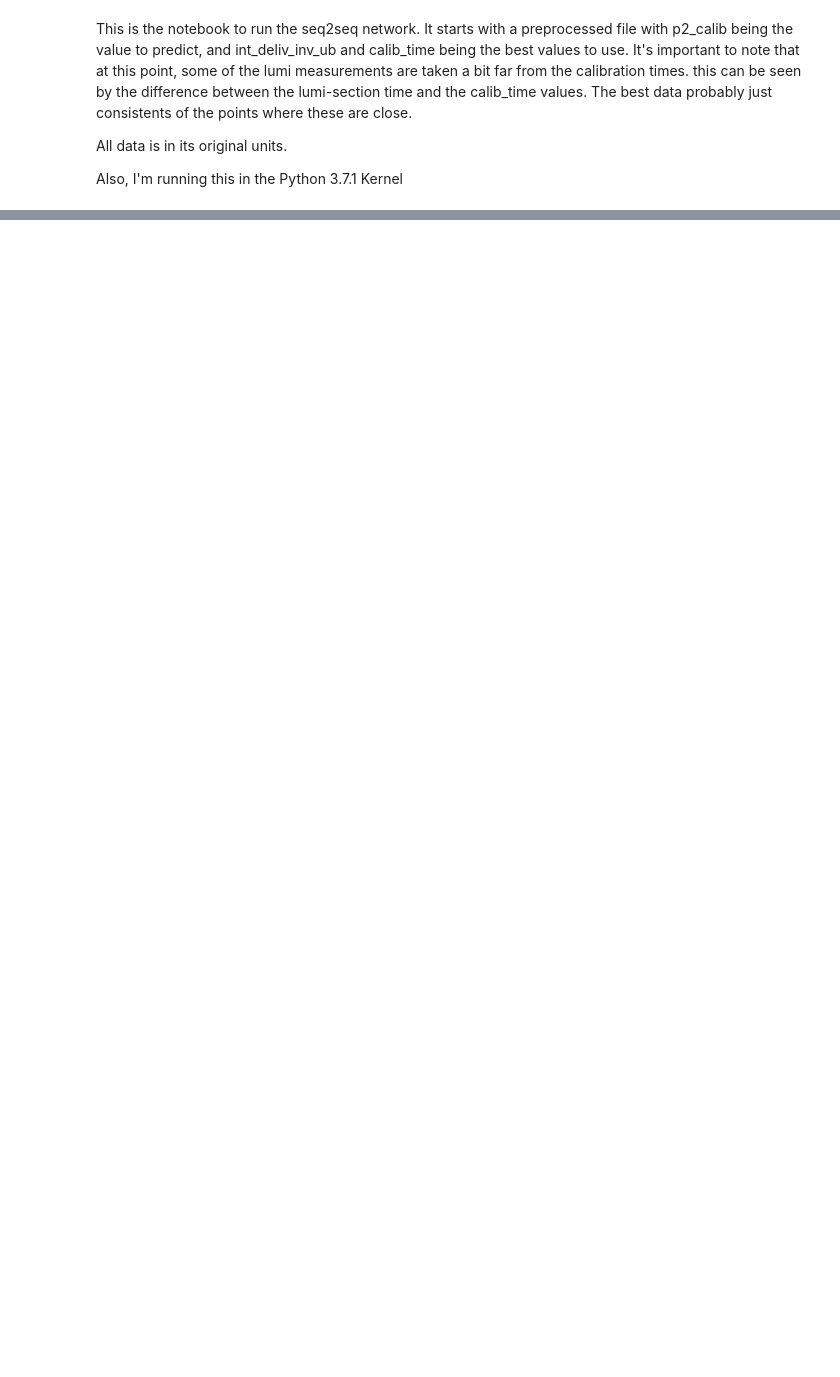
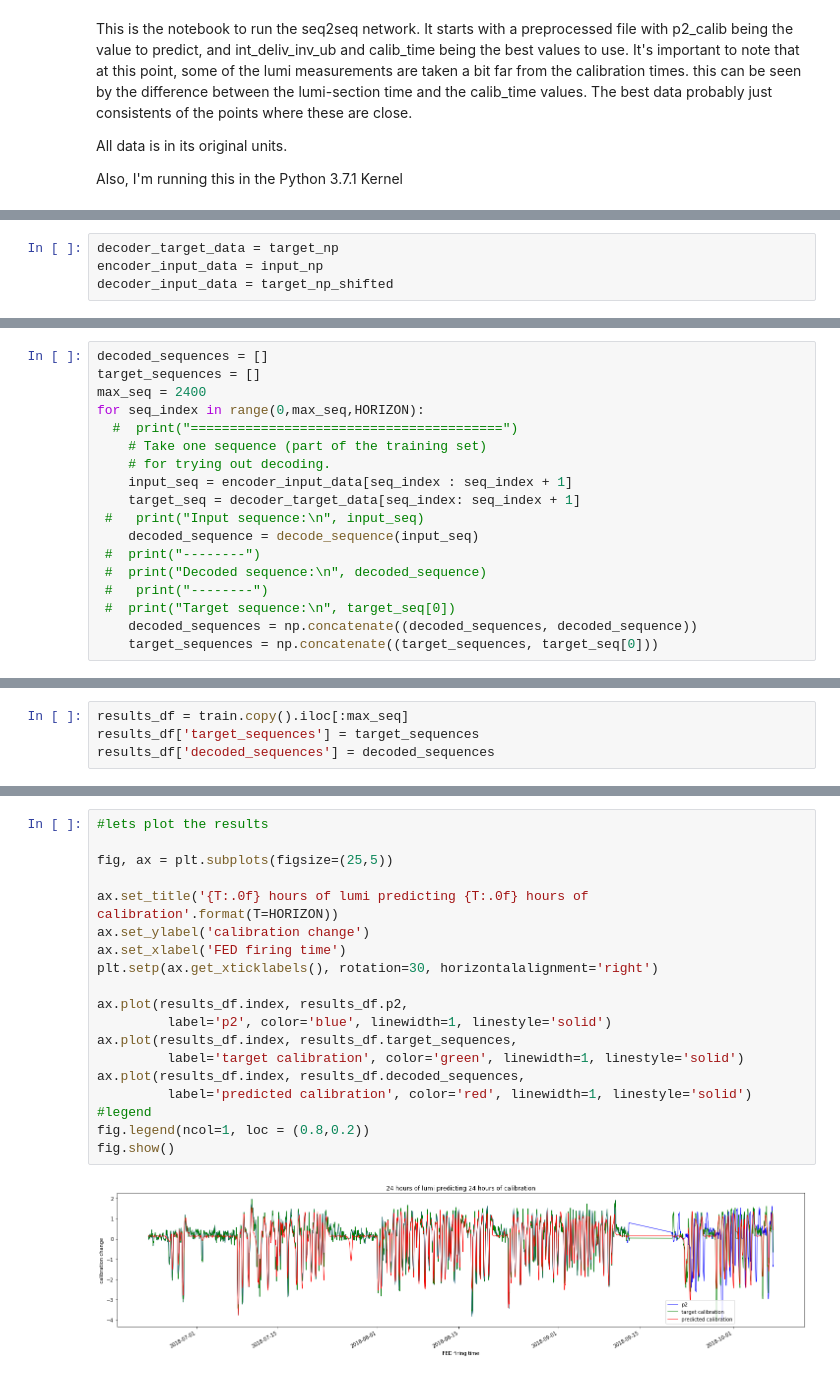
Before and after one commit to UMN-CMS/ECAL_FAIR, a Jupyter notebook: notebooks/seq2seq.ipynb, the cells around one changed output, grey strips where cells are left out. Saved outputs shown, nothing was run; the diff lists cells and outputs as text; blank space fills up the shorter version.

```diff
--- a/notebooks/seq2seq.ipynb
+++ b/notebooks/seq2seq.ipynb
@@ -146 +177,5 @@ model = keras.Model([encoder_inputs, decoder_inputs], decoder_outputs)
+# %%
+decoder_target_data = target_np
+encoder_input_data = input_np
+decoder_input_data = target_np_shifted
 # %%
@@ -158,0 +261,18 @@ model.save("s2s")
+# %%
+decoded_sequences = []
+target_sequences = []
+max_seq = 2400
+for seq_index in range(0,max_seq,HORIZON):
+  #  print("========================================")
+    # Take one sequence (part of the training set)
+    # for trying out decoding.
+    input_seq = encoder_input_data[seq_index : seq_index + 1]
+    target_seq = decoder_target_data[seq_index: seq_index + 1]
+ #   print("Input sequence:\n", input_seq)
+    decoded_sequence = decode_sequence(input_seq)
+ #  print("--------")
+ #  print("Decoded sequence:\n", decoded_sequence)
+ #   print("--------")
+ #  print("Target sequence:\n", target_seq[0])
+    decoded_sequences = np.concatenate((decoded_sequences, decoded_sequence))
+    target_sequences = np.concatenate((target_sequences, target_seq[0]))
@@ -158,0 +297,4 @@ model.save("s2s")
+# %%
+results_df = train.copy().iloc[:max_seq]
+results_df['target_sequences'] = target_sequences
+results_df['decoded_sequences'] = decoded_sequences
@@ -158,0 +309,21 @@ model.save("s2s")
+# %%
+#lets plot the results
+
+fig, ax = plt.subplots(figsize=(25,5))
+
+ax.set_title('{T:.0f} hours of lumi predicting {T:.0f} hours of calibration'.format(T=HORIZON))
+ax.set_ylabel('calibration change')
+ax.set_xlabel('FED firing time')
+plt.setp(ax.get_xticklabels(), rotation=30, horizontalalignment='right')
+
+ax.plot(results_df.index, results_df.p2,
+         label='p2', color='blue', linewidth=1, linestyle='solid')
+ax.plot(results_df.index, results_df.target_sequences,
+         label='target calibration', color='green', linewidth=1, linestyle='solid')
+ax.plot(results_df.index, results_df.decoded_sequences,
+         label='predicted calibration', color='red', linewidth=1, linestyle='solid')
+#legend
+fig.legend(ncol=1, loc = (0.8,0.2))
+fig.show()
+# %% [output]
+[figure, added]
```
Also changed, not shown: parts of 15 cells of this notebook, 1 other file.
